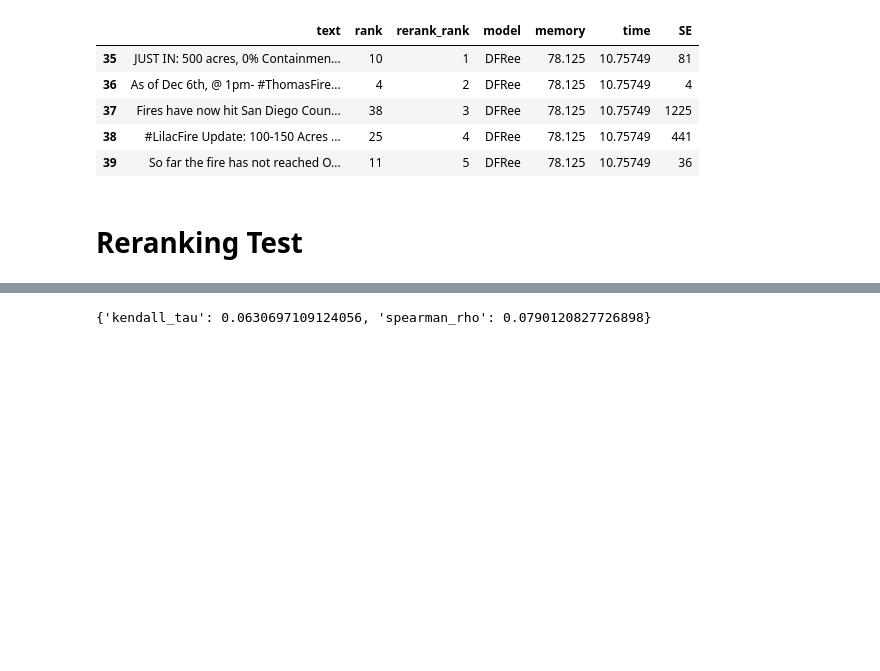
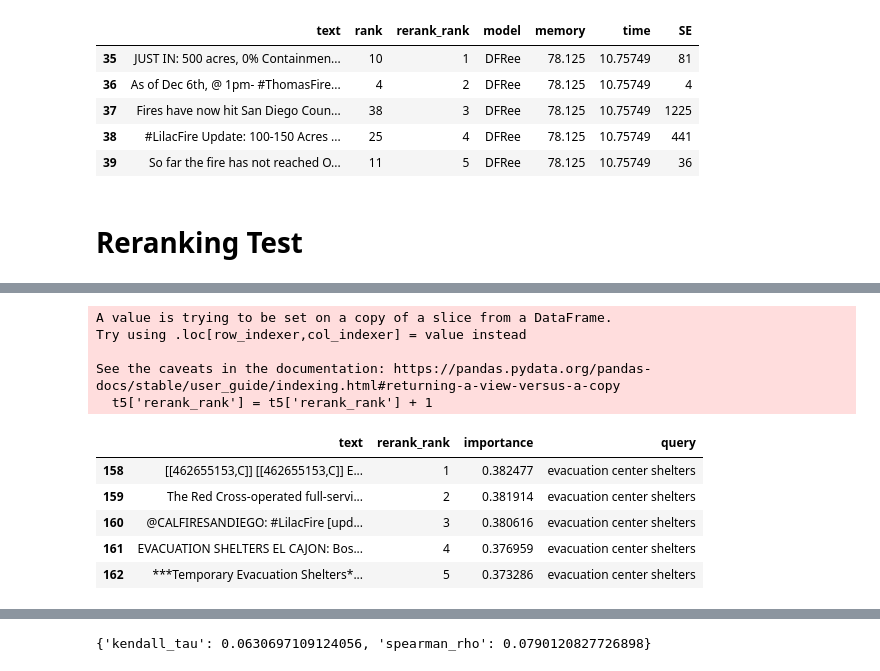
Before and after one commit to jaehobahng/crisisfacts_summarization, a Jupyter notebook: example.ipynb, the cells around one changed output, grey strips where cells are left out. Drawn from its saved outputs; the diff is of its cells as text; code cells hidden in the pictures; blank space fills up the shorter version.

```diff
--- a/example.ipynb
+++ b/example.ipynb
@@ -362,0 +376,20 @@ rerank_df[rerank_df['query'] == 'containment']
+# %%
+test = rerank_df[rerank_df['query'] == 'evacuation center shelters']
+colbert = test[test['model'] == 'COLBERT']
+t5 = test[test['model'] == 'T5']
+t5['rerank_rank'] = t5['rerank_rank'] + 1
+# %% [output]
+A value is trying to be set on a copy of a slice from a DataFrame.
+Try using .loc[row_indexer,col_indexer] = value instead
+
+See the caveats in the documentation: https://pandas.pydata.org/pandas-docs/stable/user_guide/indexing.html#returning-a-view-versus-a-copy
+  t5['rerank_rank'] = t5['rerank_rank'] + 1
+# %%
+colbert[['text','rerank_rank','importance','query']]
+# %% [output]
+|  | text | rerank_rank | importance | query |
+| 158 | [[462655153,C]] [[462655153,C]] E... | 1 | 0.382477 | evacuation center shelters |
+| 159 | The Red Cross-operated full-servi... | 2 | 0.381914 | evacuation center shelters |
+| 160 | @CALFIRESANDIEGO: #LilacFire [upd... | 3 | 0.380616 | evacuation center shelters |
+| 161 | EVACUATION SHELTERS EL CAJON: Bos... | 4 | 0.376959 | evacuation center shelters |
+| 162 | ***Temporary Evacuation Shelters*... | 5 | 0.373286 | evacuation center shelters |
```
Also changed, not shown: parts of 5 cells of this notebook, 2 other files.
